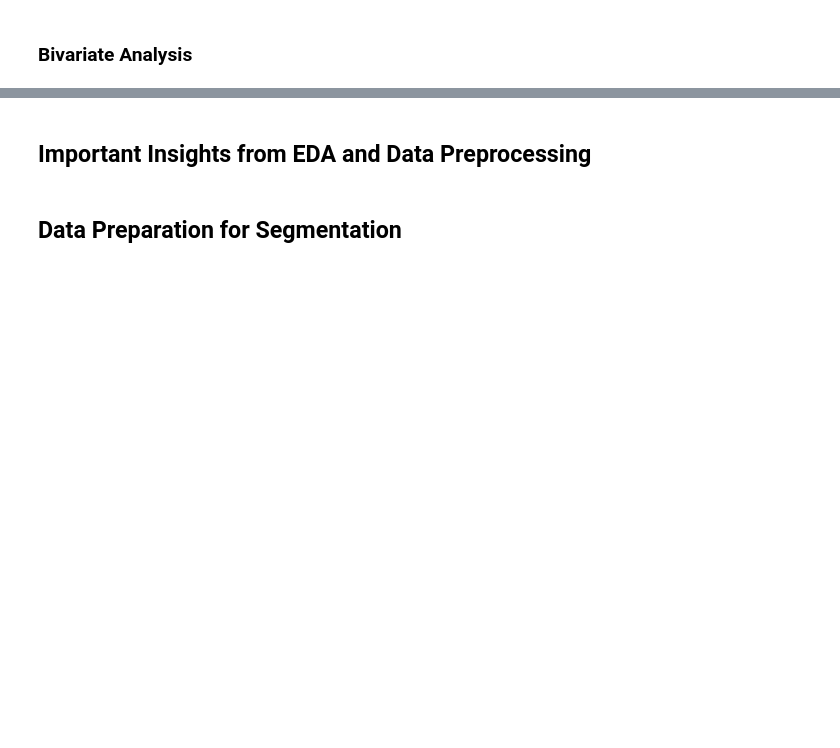
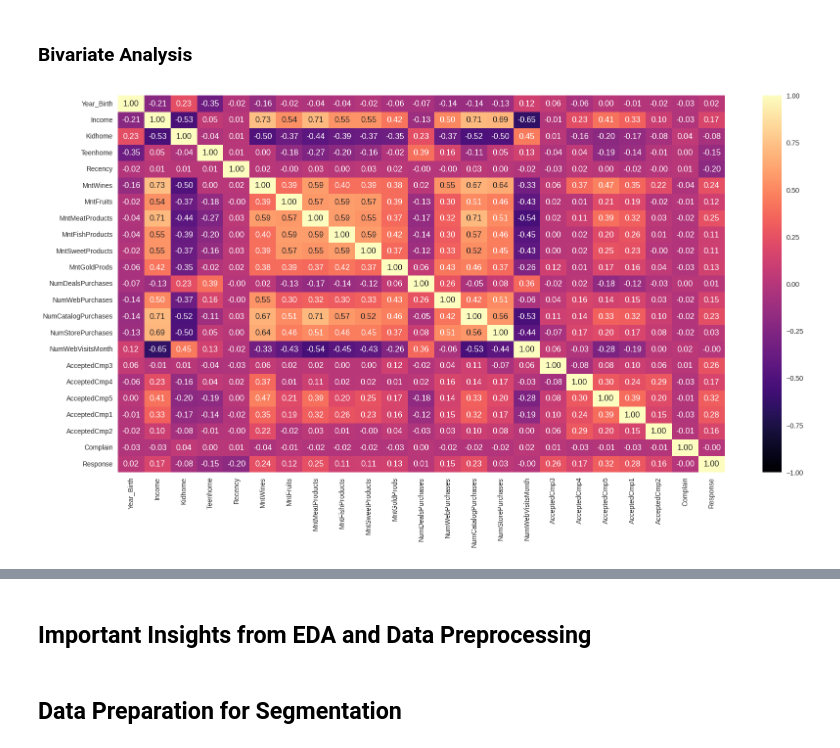
Before and after one commit to marijamaik/marketing-campaign-analysis, a Jupyter notebook: marketing_campaign_analysis.ipynb, the cells around one changed output, grey strips where cells are left out. Cells and saved outputs as stored; diff of their text form; code cells hidden in the pictures; blank space fills up the shorter version.

```diff
--- a/marketing_campaign_analysis.ipynb
+++ b/marketing_campaign_analysis.ipynb
@@ -273,2 +364,12 @@ histogram_boxplot(df, 'Income')
 # %% [markdown]
 ### **Bivariate Analysis**
+# %%
+# Filter numerical columns
+numerical_cols = df.select_dtypes(include = np.number).columns
+
+# Create the heatmap
+plt.figure(figsize=(20, 10))
+sns.heatmap(data=df[numerical_cols].corr(), annot=True, cmap='magma', vmin=-1, vmax=1, fmt = ".2f")
+plt.show()
+# %% [output]
+[figure, added]
```
Also changed, not shown: parts of 61 cells of this notebook.
